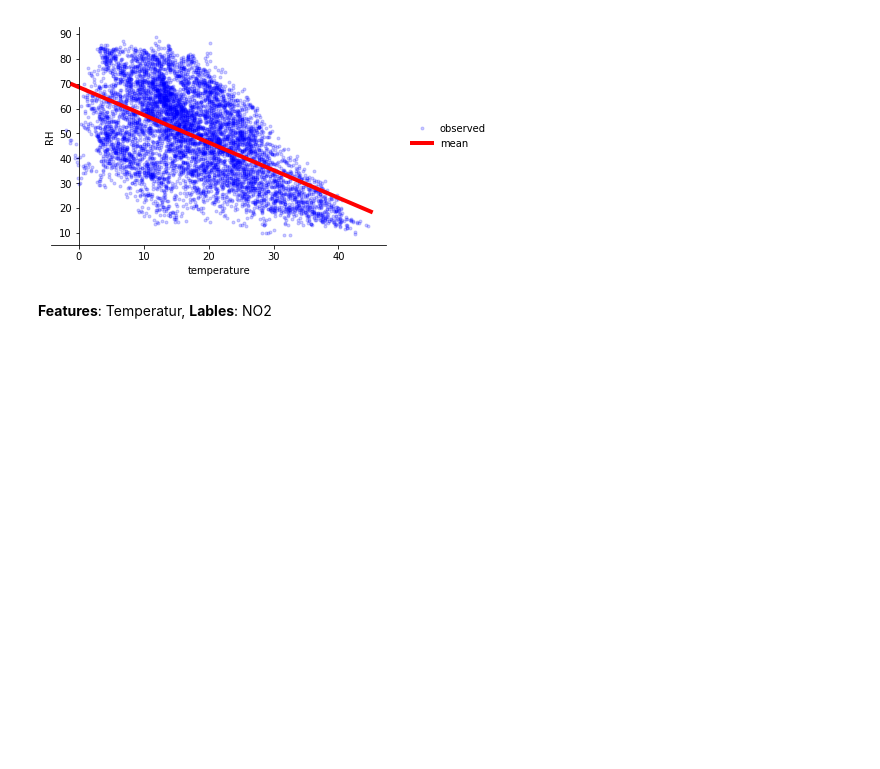
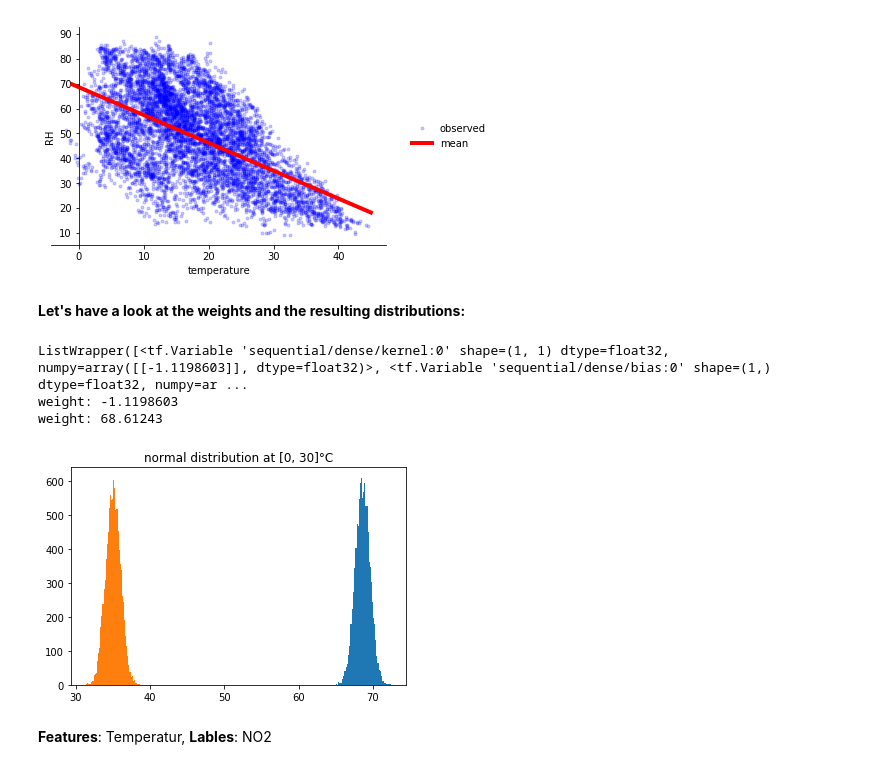
Before and after one commit to tom-schoener/ml-probability, a Jupyter notebook: tfp-evaluation/notebooks/air_quality.ipynb, the cells around one changed output. Saved outputs shown, nothing was run; the diff lists cells and outputs as text; code cells hidden in the pictures; blank space fills up the shorter version.

```diff
--- a/tfp-evaluation/notebooks/air_quality.ipynb
+++ b/tfp-evaluation/notebooks/air_quality.ipynb
@@ -178,6 +178,26 @@ def plot_no_uncertainty(data, predictions, y_label):
   plt.xlabel('temperature')
   plt.ylabel(y_label)
   plt.legend(loc='center left', fancybox=True, framealpha=0., bbox_to_anchor=(1.05, 0.5))
+
+def describe_weights_no_uncertainty(model, x):
+  '''
+  Prints the weights and plots historgrams of the resulting distributions.
+
+  model: model created using model_no_uncertainty
+  x: an array of temperatures to plot the histograms with
+  '''
+  print(model.weights)
+  model_weights = [np.squeeze(w.numpy()) for w in model.weights]
+  [print("weight: " + str(w)) for w in model_weights]
+
+  # The second weight represents the intersection between the mean and the y-axis at temperature 0°C.
+
+  for x1 in x:
+    loc = np.array(model([[x1]]).mean()).flatten()[0] # x1 = 0 <=> model_weights[0]
+    normal_dist = tfd.Normal(loc=loc, scale=1.)
+
+    plt.hist(normal_dist.sample(10000), label="%i°C"%x1, bins=50)
+  plt.title("normal distribution at %s°C"%x)
 # %% [markdown]
 **Features**: Temperatur, **Lables**: RH
 # %%
@@ -192,6 +212,18 @@ rh_predictions = rh_model(x_test)
 plot_no_uncertainty((rh_x, rh_y), (x_test, rh_predictions), 'RH')
 # %% [output]
 [figure]
+# %% [markdown]
+**Let's have a look at the weights and the resulting distributions:**
+# %%
+describe_weights_no_uncertainty(rh_model, [0, 30])
+
+# the orange histogram is at 0°C temperature
+# the blue histogram is at 35°C temperature
+# %% [output]
+ListWrapper([<tf.Variable 'sequential/dense/kernel:0' shape=(1, 1) dtype=float32, numpy=array([[-1.1198603]], dtype=float32)>, <tf.Variable 'sequential/dense/bias:0' shape=(1,) dtype=float32, numpy=ar ...
+weight: -1.1198603
+weight: 68.61243
+[figure, added]
 # %% [markdown]
 **Features**: Temperatur, **Lables**: NO2
 # %%
```
Also changed, not shown: parts of 11 cells of this notebook.
